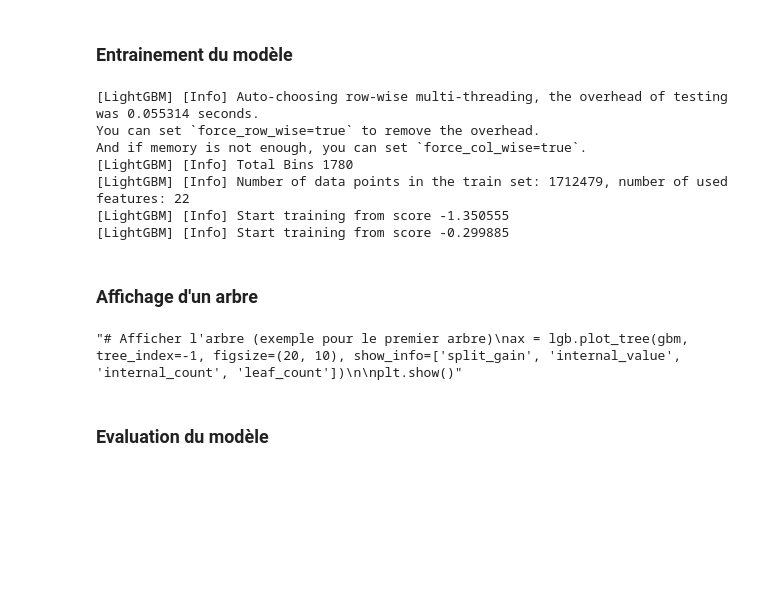
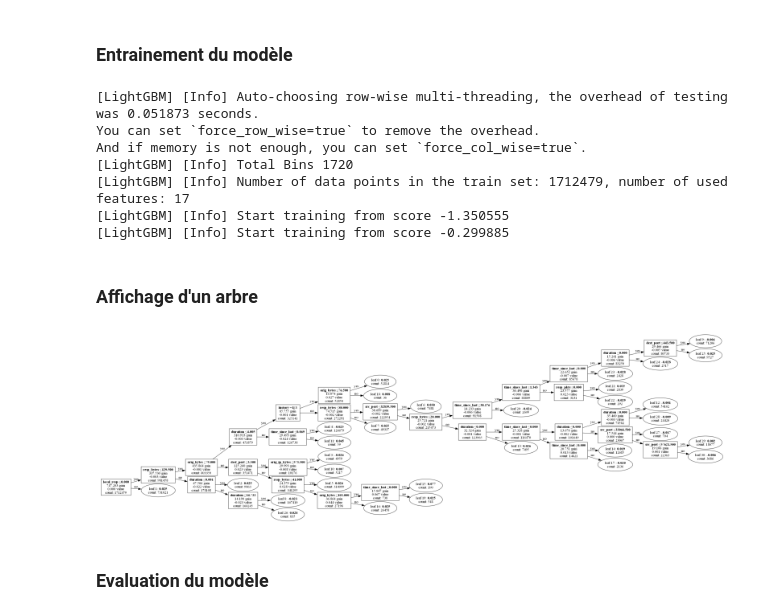
Before and after one commit to LeNonante/Logniscient, a Jupyter notebook: Model/Models2.ipynb, the cells around one changed output. Saved outputs shown, nothing was run; the diff lists cells and outputs as text; code cells hidden in the pictures; blank space fills up the shorter version.

```diff
--- a/Model/Models2.ipynb
+++ b/Model/Models2.ipynb
@@ -209,8 +209,7 @@ print(combined_train.columns)
 features = ['conn_state', 'duration', 'local_orig', 'local_resp', 'protocol',
        'service', 'history',  'src_port', 'orig_bytes', 'orig_pkts',
        'orig_ip_bytes', 'dest_port', 'resp_bytes', 'resp_pkts',
-       'resp_ip_bytes', 'missed_bytes', 'dayofweek', 'hour_sin', 'hour_cos',
-       'dow_sin', 'dow_cos', 'time_since_last']
+       'resp_ip_bytes', 'missed_bytes', 'time_since_last']
 
 #On retire les features temporelles, et les IP
 
@@ -252,22 +251,22 @@ gbm = lgb.train(
     valid_sets=[test_data],
 )
 # %% [output]
-[LightGBM] [Info] Auto-choosing row-wise multi-threading, the overhead of testing was 0.055314 seconds.
+[LightGBM] [Info] Auto-choosing row-wise multi-threading, the overhead of testing was 0.051873 seconds.
 You can set `force_row_wise=true` to remove the overhead.
 And if memory is not enough, you can set `force_col_wise=true`.
-[LightGBM] [Info] Total Bins 1780
-[LightGBM] [Info] Number of data points in the train set: 1712479, number of used features: 22
+[LightGBM] [Info] Total Bins 1720
+[LightGBM] [Info] Number of data points in the train set: 1712479, number of used features: 17
 [LightGBM] [Info] Start training from score -1.350555
 [LightGBM] [Info] Start training from score -0.299885
 # %% [markdown]
 ### Affichage d'un arbre
 # %%
-'''# Afficher l'arbre (exemple pour le premier arbre)
+# Afficher l'arbre (exemple pour le premier arbre)
 ax = lgb.plot_tree(gbm, tree_index=-1, figsize=(20, 10), show_info=['split_gain', 'internal_value', 'internal_count', 'leaf_count'])
 
-plt.show()'''
+plt.show()
 # %% [output]
-"# Afficher l'arbre (exemple pour le premier arbre)\nax = lgb.plot_tree(gbm, tree_index=-1, figsize=(20, 10), show_info=['split_gain', 'internal_value', 'internal_count', 'leaf_count'])\n\nplt.show()"
+[figure, added]
 # %% [markdown]
 ### Evaluation du modèle
 # %%
```
Also changed, not shown: parts of 10 cells of this notebook, 2 other files.
